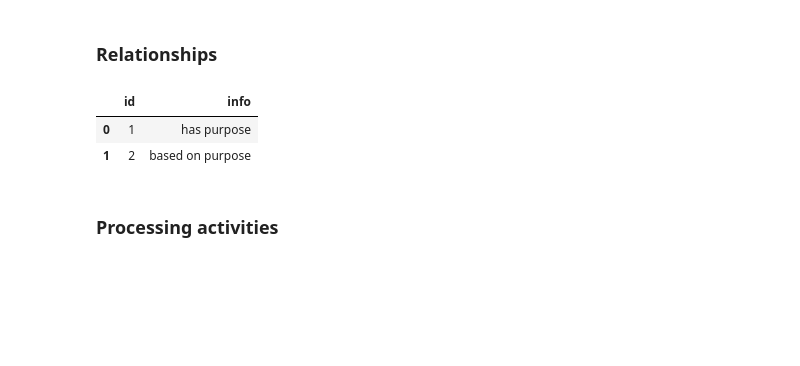
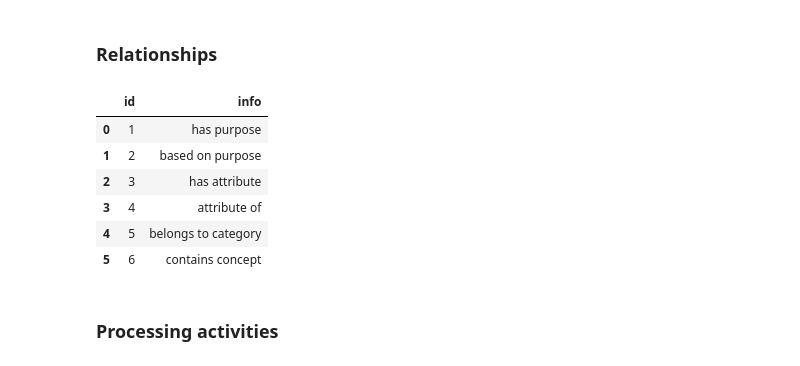
Before and after one commit to navikt/data-catalog-graph, a Jupyter notebook: notebooks/populate database.ipynb, the cells around one changed output. Saved outputs shown, nothing was run; the diff lists cells and outputs as text; code cells hidden in the pictures; blank space fills up the shorter version.

```diff
--- a/notebooks/populate database.ipynb
+++ b/notebooks/populate database.ipynb
@@ -73,12 +67,16 @@ for relationship in relationships:
 
 conn.commit()
 # %%
-df = sqlio.read_sql_query("select * from tbl_er_desc limit 2", conn)
-df
+df_links = sqlio.read_sql_query("select * from tbl_er_desc", conn)
+df_links
 # %% [output]
 |  | id | info |
 | 0 | 1 | has purpose |
 | 1 | 2 | based on purpose |
+| 2 | 3 | has attribute |
+| 3 | 4 | attribute of |
+| 4 | 5 | belongs to category |
+| 5 | 6 | contains concept |
 # %% [markdown]
 ### Processing activities
 # %%
```
Also changed, not shown: parts of 49 cells of this notebook, 3 other files.
